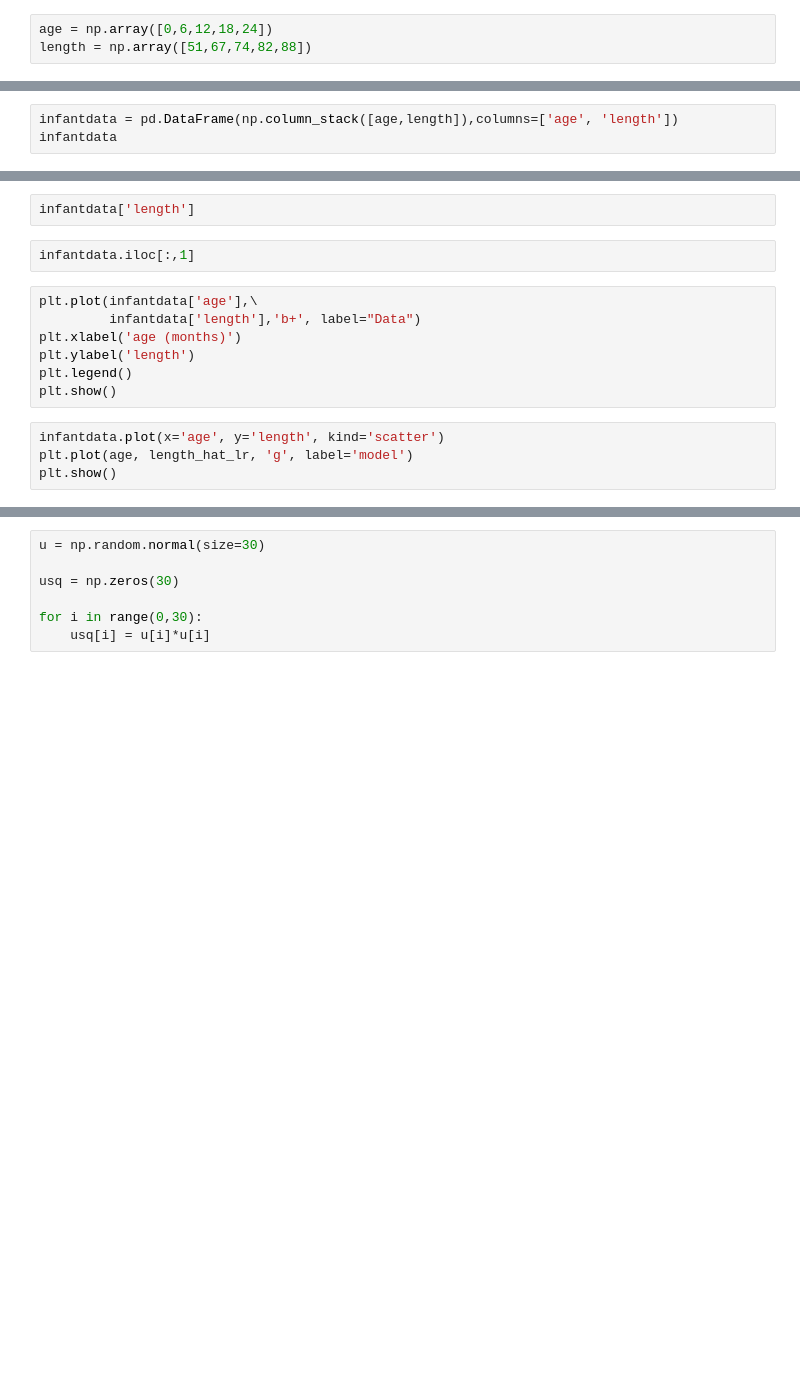
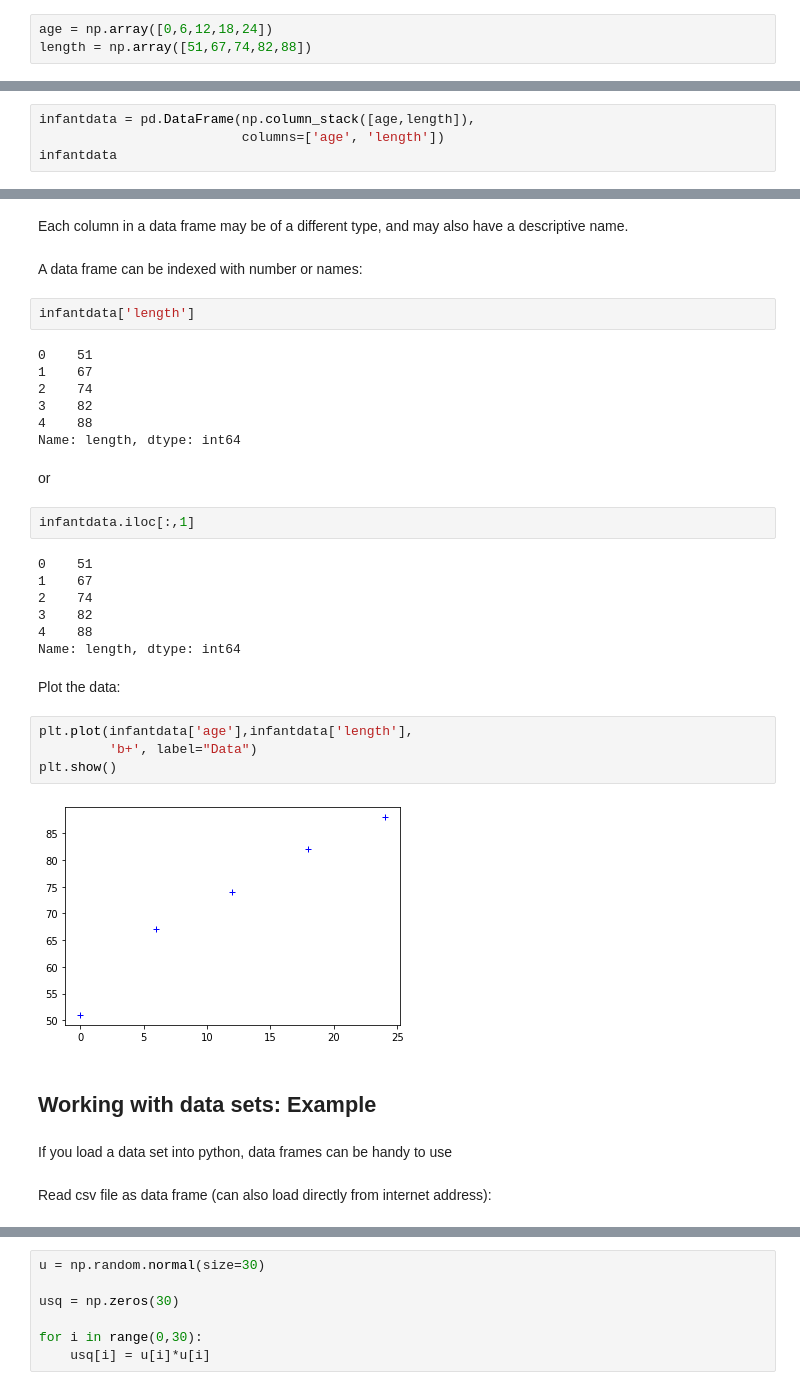
Before and after one commit to uu-sml/course-sml-public, a Jupyter notebook: lectures/pythonlecture.ipynb, the cells around one changed output, grey strips where cells are left out. Saved outputs shown, nothing was run; the diff lists cells and outputs as text; blank space fills up the shorter version.

Commit message:
Update Python lecture

```diff
--- a/lectures/pythonlecture.ipynb
+++ b/lectures/pythonlecture.ipynb
@@ -94,3 +375,4 @@ plt.show()
 # %%
-infantdata = pd.DataFrame(np.column_stack([age,length]),columns=['age', 'length'])
+infantdata = pd.DataFrame(np.column_stack([age,length]),
+                          columns=['age', 'length'])
 infantdata
@@ -97,16 +386,39 @@ infantdata
+# %% [markdown]
+Each column in a data frame may be of a different type, and may also have a descriptive name.
+# %% [markdown]
+A data frame can be indexed with number or names:
 # %%
 infantdata['length']
+# %% [output]
+0    51
+1    67
+2    74
+3    82
+4    88
+Name: length, dtype: int64
+# %% [markdown]
+or
 # %%
 infantdata.iloc[:,1]
+# %% [output]
+0    51
+1    67
+2    74
+3    82
+4    88
+Name: length, dtype: int64
+# %% [markdown]
+Plot the data:
 # %%
-plt.plot(infantdata['age'],\
-         infantdata['length'],'b+', label="Data")
-plt.xlabel('age (months)')
-plt.ylabel('length')
-plt.legend()
+plt.plot(infantdata['age'],infantdata['length'],
+         'b+', label="Data")
 plt.show()
+# %% [output]
+[figure, added]
-# %%
-infantdata.plot(x='age', y='length', kind='scatter')
-plt.plot(age, length_hat_lr, 'g', label='model')
-plt.show()
+# %% [markdown]
+## Working with data sets: Example
+# %% [markdown]
+If you load a data set into python, data frames can be handy to use
+# %% [markdown]
+Read csv file as data frame (can also load directly from internet address):
 # %%
```
Also changed, not shown: parts of 169 cells of this notebook.
